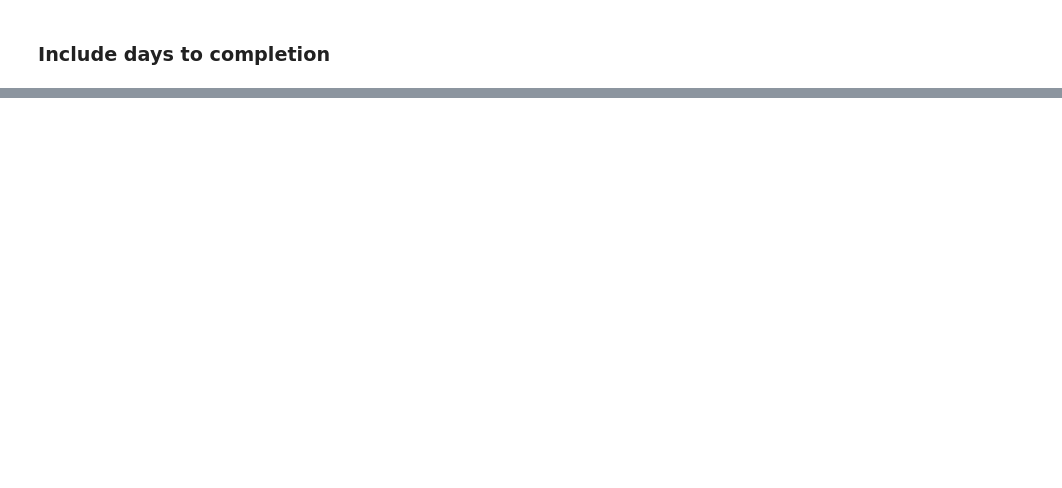
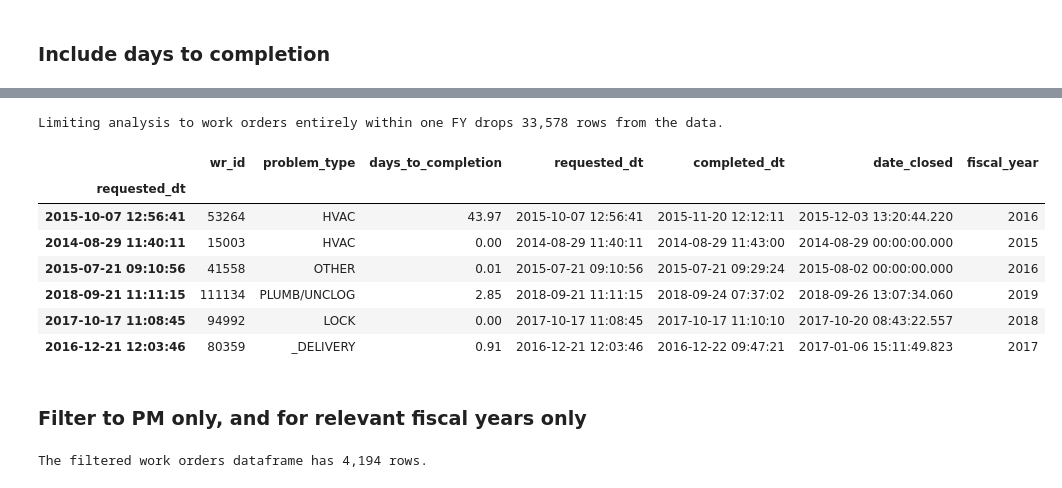
Before and after one commit to department-of-general-services/KPI_central, a Jupyter notebook: FMD_scorecard.ipynb, the cells around one changed output, grey strips where cells are left out. Saved outputs shown, nothing was run; the diff lists cells and outputs as text; code cells hidden in the pictures; blank space fills up the shorter version.

```diff
--- a/FMD_scorecard.ipynb
+++ b/FMD_scorecard.ipynb
@@ -113,0 +108,50 @@ wr_durations[
+# %%
+wr_fy = entirely_within_fiscal_year(wr_durations)
+# wr_fy = add_fiscal_year(wr_durations)
+
+print(
+    f"Limiting analysis to work orders entirely within one FY drops {len(wr_durations) - len(wr_fy):,} rows from the data."
+)
+
+wr_fy[
+    [
+        "wr_id",
+        "problem_type",
+        "days_to_completion",
+        "requested_dt",
+        "completed_dt",
+        "date_closed",
+        "fiscal_year",
+    ]
+].sample(6, random_state=444)
+# %% [output]
+Limiting analysis to work orders entirely within one FY drops 33,578 rows from the data.
+|  | wr_id | problem_type | days_to_completion | requested_dt | completed_dt | date_closed | fiscal_year |
+| requested_dt |  |  |  |  |  |  |  |
+| 2015-10-07 12:56:41 | 53264 | HVAC | 43.97 | 2015-10-07 12:56:41 | 2015-11-20 12:12:11 | 2015-12-03 13:20:44.220 | 2016 |
+| 2014-08-29 11:40:11 | 15003 | HVAC | 0.00 | 2014-08-29 11:40:11 | 2014-08-29 11:43:00 | 2014-08-29 00:00:00.000 | 2015 |
+| 2015-07-21 09:10:56 | 41558 | OTHER | 0.01 | 2015-07-21 09:10:56 | 2015-07-21 09:29:24 | 2015-08-02 00:00:00.000 | 2016 |
+| 2018-09-21 11:11:15 | 111134 | PLUMB/UNCLOG | 2.85 | 2018-09-21 11:11:15 | 2018-09-24 07:37:02 | 2018-09-26 13:07:34.060 | 2019 |
+| 2017-10-17 11:08:45 | 94992 | LOCK | 0.00 | 2017-10-17 11:08:45 | 2017-10-17 11:10:10 | 2017-10-20 08:43:22.557 | 2018 |
+| 2016-12-21 12:03:46 | 80359 | _DELIVERY | 0.91 | 2016-12-21 12:03:46 | 2016-12-22 09:47:21 | 2017-01-06 15:11:49.823 | 2017 |
+# %% [markdown]
+### Filter to PM only, and for relevant fiscal years only
+# %%
+PM_list = [
+    "HVAC|PM",
+    "BUILDING|PM",
+    "PREVENTIVE MAINT",
+    "FUEL INSPECTION",
+    "BUILDING INTERIOR INSPECTION",
+    "INSPECTION",
+    "FUEL INSPECTION",
+]
+
+cond_fy = wr_fy["fiscal_year"].isin(range(2016, 2021))
+cond_pm = wr_fy["problem_type"].isin(PM_list)
+
+wr_filtered = wr_fy[cond_fy & cond_pm]
+
+print(f"The filtered work orders dataframe has {wr_filtered.shape[0]:,} rows.")
+# %% [output]
+The filtered work orders dataframe has 4,194 rows.
```
Also changed, not shown: parts of 37 cells of this notebook, 1 other file.
